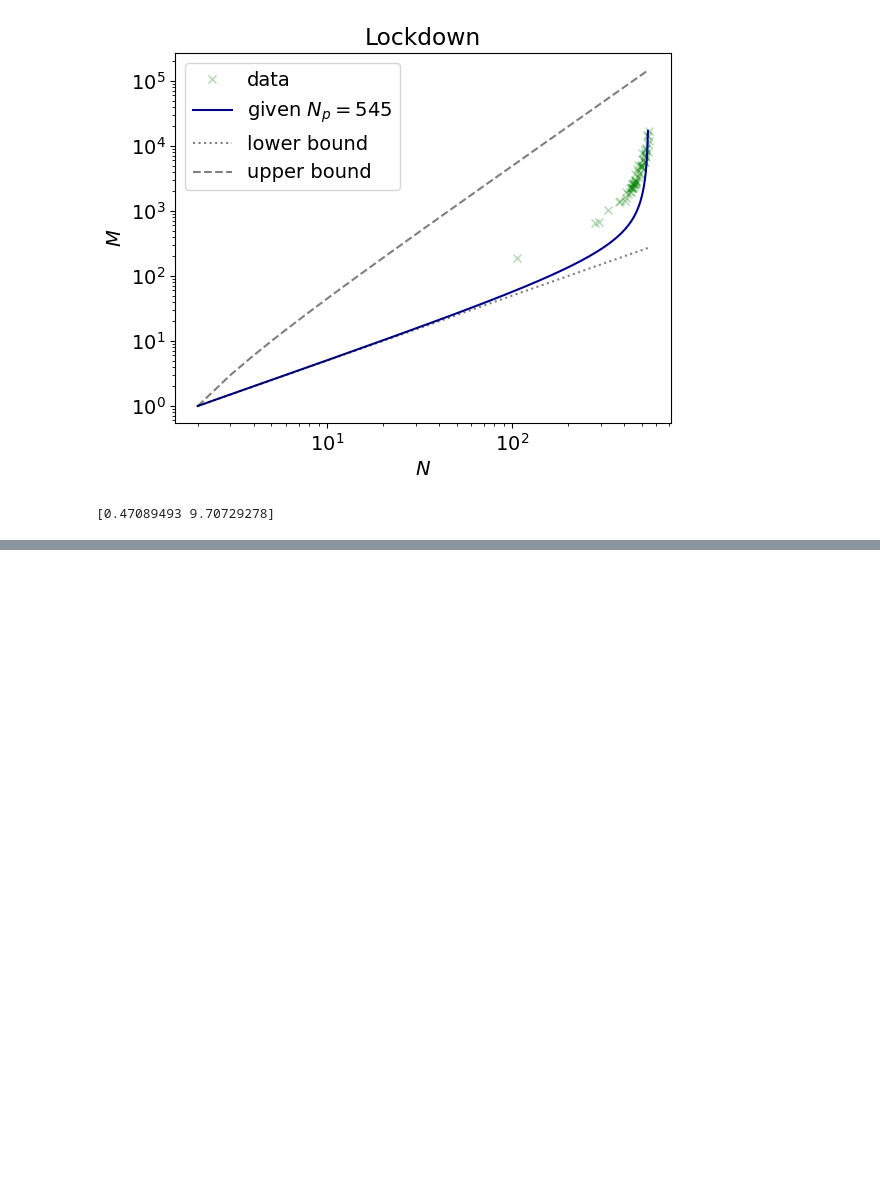
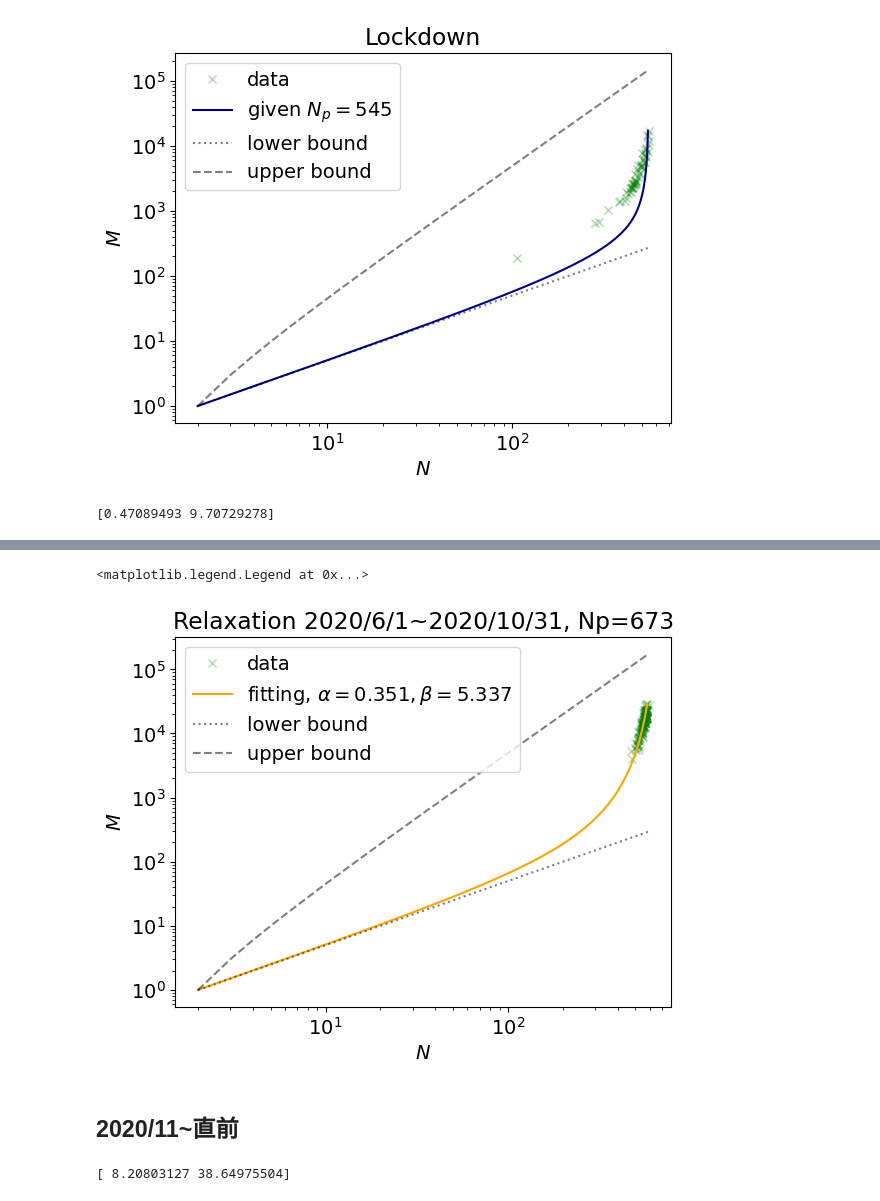
Before and after one commit to yiadka/mobility_scaling, a Jupyter notebook: notebooks/lockdown.ipynb, the cells around one changed output, grey strips where cells are left out. Cells and saved outputs as stored; diff of their text form; code cells hidden in the pictures; blank space fills up the shorter version.

```diff
--- a/notebooks/lockdown.ipynb
+++ b/notebooks/lockdown.ipynb
@@ -376,0 +385,66 @@ plt.legend()
+# %%
+# alpha = round(alpha, 5)
+# beta = round(beta, 5)
+
+plt.Figure(figsize=(14,7))
+N = resi1['node']
+M = resi1['edge']
+
+x = np.arange(2,np.max(N))
+y = np.arange(1,np.max(M))
+
+# data
+plt.plot(N, M, "x", c="green", alpha=0.3, label = "data")
+
+alpha = params[0]
+beta = params[1]
+
+# model
+plt.plot(Model3(y), y, "-", c="orange", label=f"fitting, $\\alpha={round(alpha, 3)}, \\beta={round(beta, 3)}$")
+# plt.text(0.05, 0.55, r'$\hat{\alpha}:$ ' + str(round(alpha, 3)), transform=plt.gca().transAxes)
+# plt.text(0.05, 0.50, r'$\hat{\beta}:$ ' + str(round(beta, 3)), transform=plt.gca().transAxes)
+
+"""
+alpha = 0.5
+beta = 0.048
+plt.plot(Model3(y), y, "-", c="red", label=f"given $\\alpha={alpha}, \\beta={beta}$")
+
+alpha = 1
+beta = 0.048
+plt.plot(Model3(y), y, "-", c="darkblue", label=f"given $\\alpha={alpha}, \\beta={beta}$")
+
+
+alpha = 2
+beta = 0.048
+plt.plot(Model3(y), y, "-", c="green", label=f"given $\\alpha={alpha}, \\beta={beta}$")
+
+alpha = 2.5
+beta = 0.048
+plt.plot(Model3(y), y, "-", c="purple", label=f"given $\\alpha={alpha}, \\beta={beta}$")
+
+
+alpha = 3
+beta = 0.01
+plt.plot(Model3(y), y, "-", c="black", label=f"given $\\alpha={alpha}, \\beta={beta}$")
+"""
+
+# bound and others
+plt.plot(x,x/2, label="lower bound", c = "black", alpha= 0.5, ls = ":")
+plt.plot(x,x*(x-1)/2, label="upper bound", c = "black", alpha = 0.5, ls = "--")
+plt.xscale("log")
+plt.yscale("log")
+plt.xlabel(r"$N$")
+plt.ylabel(r"$M$")
+plt.title("Relaxation 2020/6/1~2020/10/31, Np="+str(Np))
+plt.legend()
+# %% [output]
+<matplotlib.legend.Legend at 0x...>
+[figure, added]
+# %% [markdown]
+## 2020/11~直前
+# %%
+Np = 670 # histrical dataから求めたNp
+params, _ = optimize.curve_fit(Model3_fixed, resi2['edge'], resi2['node'], p0=[0.2, 0.1], maxfev=10000)
+print(params)
+# %% [output]
+[ 8.20803127 38.64975504]
```
Also changed, not shown: parts of 4 cells of this notebook.
